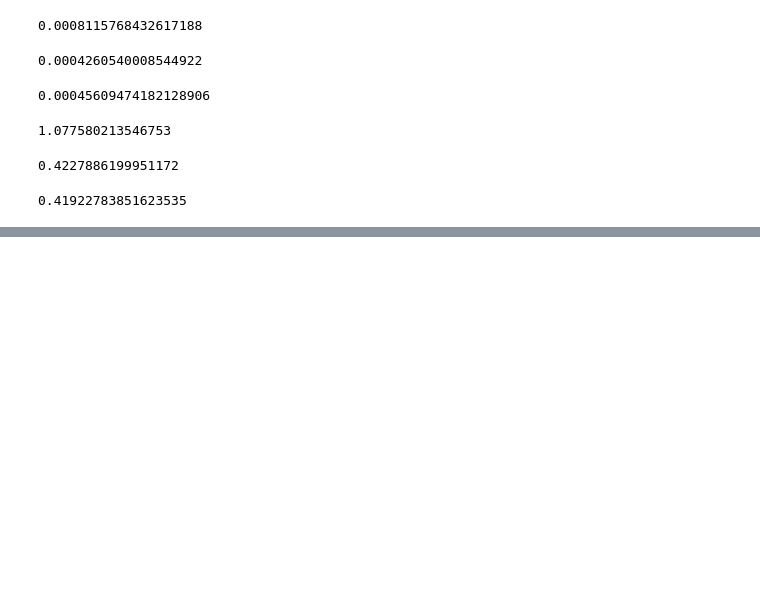
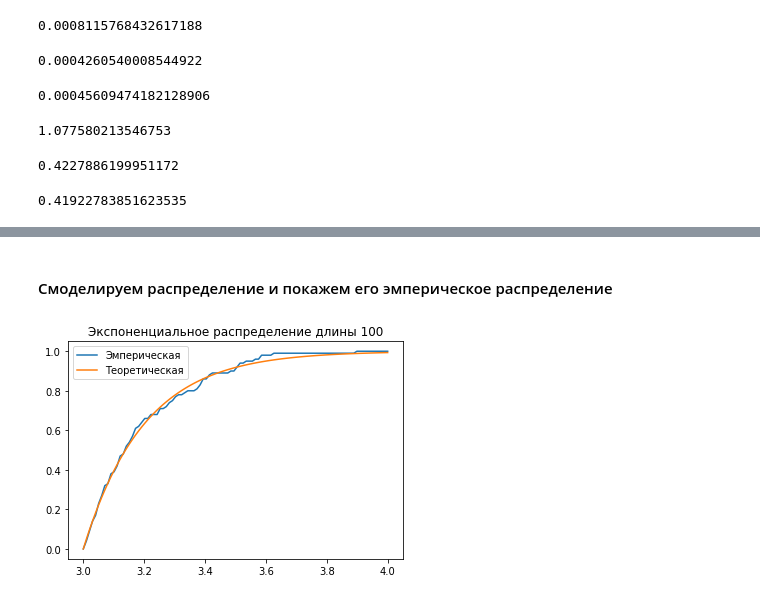
Before and after one commit to rw404/MS, a Jupyter notebook: Distributions.ipynb, the cells around one changed output, grey strips where cells are left out. Cells and saved outputs as stored; diff of their text form; code cells hidden in the pictures; blank space fills up the shorter version.

Commit message:
+2nd Task

```diff
--- a/Distributions.ipynb
+++ b/Distributions.ipynb
@@ -649,0 +719,31 @@ print(end - start)
+# %% [markdown]
+#### Смоделируем распределение и покажем его эмперическое распределение
+# %%
+def exp(l, x0, size = 100):
+    return 1/l * np.log(1/(1-np.random.uniform(size = (size)))) + x0
+# %%
+teor_exp = lambda x:  1 - np.exp(-lambda_0*(x-x_0))
+# %%
+def emper(x, c):
+    ans = np.zeros_like(c)
+    for j in range(len(ans)):
+        #for i in range(len(c)):
+        tmp = c < x[j]
+        ans[j] = tmp.sum()
+            #if x[j] > c[i]:
+            #    ans[j] += 1
+
+    ans = ans/len(ans)
+    return ans
+# %%
+exp1 = exp(5, 3)
+exp2 = exp(5, 3, size = 100000)
+# %%
+x = np.linspace(start = 3, stop = 4, num = 100)
+plt.plot(x, emper(x, exp1))
+plt.plot(x, teor_exp(x))
+plt.legend(["Эмперическая", "Теоретическая"])
+plt.title("Экспоненциальное распределение длины 100")
+plt.savefig("./Task_2_2/Exp_100.png")
+# %% [output]
+[figure, added]
```
Also changed, not shown: parts of 42 cells of this notebook.
